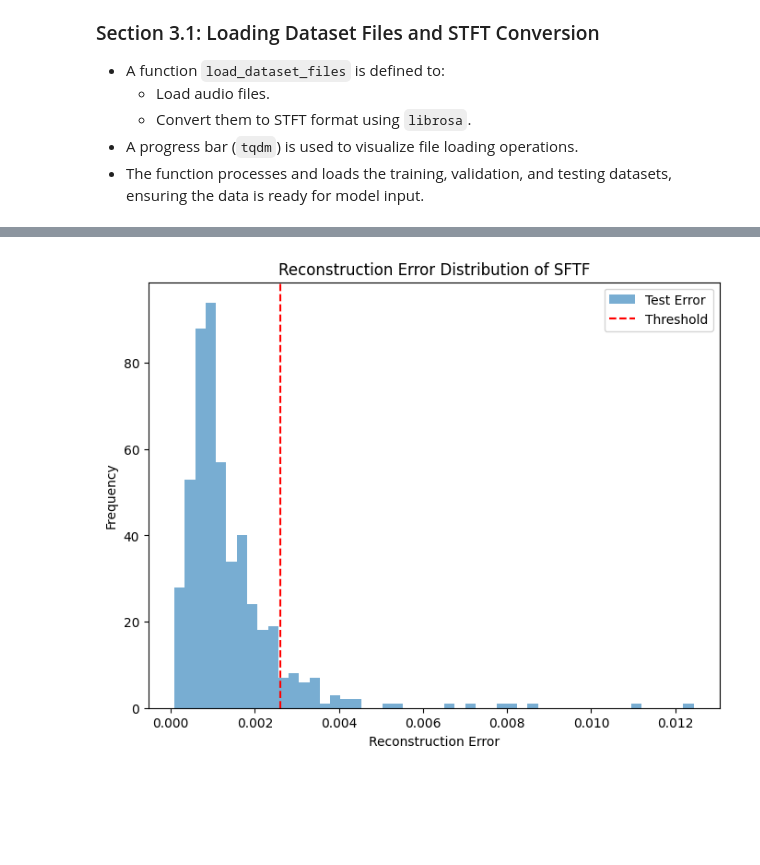
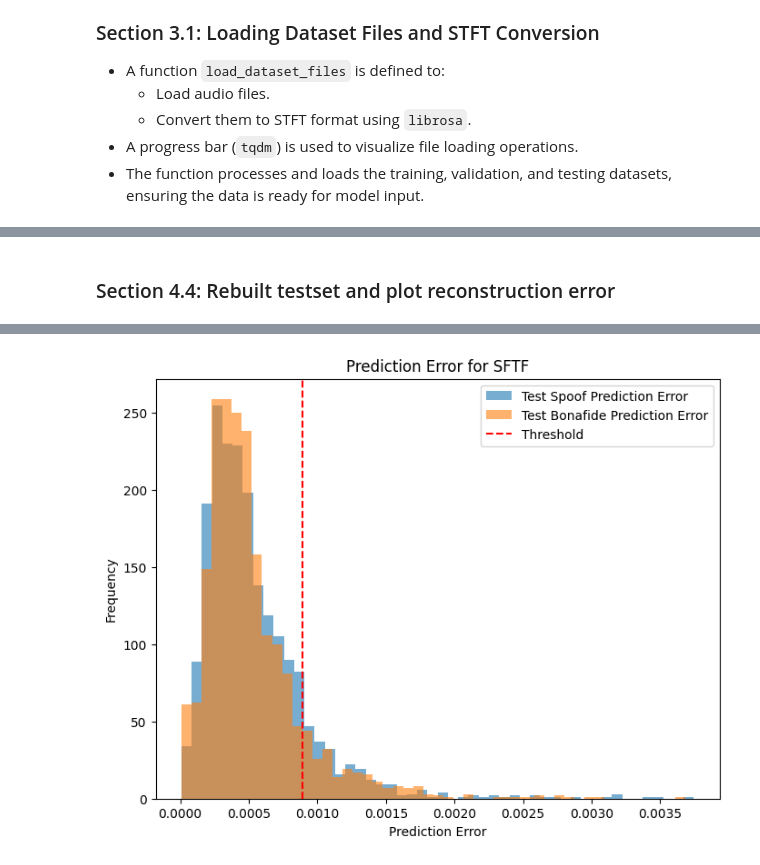
Before and after one commit to LovatoTomas/DF_AudioDeepfakeDetection, a Jupyter notebook: STFT_Autoencoder.ipynb, the cells around one changed output, grey strips where cells are left out. Saved outputs shown, nothing was run; the diff lists cells and outputs as text; code cells hidden in the pictures; blank space fills up the shorter version.

```diff
--- a/STFT_Autoencoder.ipynb
+++ b/STFT_Autoencoder.ipynb
@@ -355,9 +310,9 @@ import tensorflow as tf
 from tensorflow.keras import layers, models
 
 # Define input dimensions
-time_steps = 126  # Number of time frames
-n_stft = 257     # Number of STFT coefficients (frequency bins)
-latent_dim = 64   # Dimension of the latent space for compressed representation
+time_steps = 88  # Adjusted to be divisible by 4
+n_stft = 1025    # Number of STFT coefficients
+latent_dim = 96  # Dimension of the latent space
 
 # Encoder
 encoder_inputs = tf.keras.Input(shape=(time_steps, n_stft))  # Input layer with shape (time_steps, n_stft)
@@ -370,15 +325,15 @@ decoded = layers.LSTM(128, return_sequences=True)(decoded)  # LSTM layer reconst
 decoded = layers.LSTM(n_stft, return_sequences=True)(decoded)  # Final LSTM layer reconstructing original dimensions
 
 # Autoencoder
-autoencoder_sftf = models.Model(encoder_inputs, decoded, name="Recurrent_Autoencoder")  # Full autoencoder model
+autoencoder_sftf = models.Model(encoder_inputs, decoded, name="Autoencoder")
 
-# Encoder model for extracting latent representations
-latent_model_sftf = models.Model(encoder_inputs, encoded, name="Encoder")  # Encoder model to extract latent space
+# Encoder model for latent representation
+latent_model_sftf = models.Model(encoder_inputs, encoded, name="Encoder")
 
 # Compile the autoencoder
-autoencoder_sftf.compile(optimizer='adam', loss='mse')  # Use Mean Squared Error (MSE) as the loss function
+autoencoder_sftf.compile(optimizer='adam', loss='mse')
 
 # Display model summaries
-autoencoder_sftf.summary()  # Summary of the autoencoder architecture
-latent_model_sftf.summary()  # Summary of the encoder architecture
+autoencoder_sftf.summary()
+latent_model_sftf.summary()
 # %% [output]
@@ -420,8 +374,8 @@ Model: "Encoder"
 # %%
 # Data training
 autoencoder_sftf.fit(
-    stft_data_train_scaled,
-    stft_data_train_scaled,
+    stft_data_train_bonafide,
+    stft_data_train_bonafide,
     epochs=5,
     batch_size=32,
     validation_split=0.2,
@@ -443,19 +396,23 @@ Epoch 5/5
+# %% [markdown]
+### Section 4.4: Rebuilt testset and plot reconstruction error
 # %%
-# Use the autoencoder to reconstruct the test and anomaly datasets
-reconstructed_test = autoencoder_sftf.predict(stft_data_test_scaled)
+import matplotlib.pyplot as plt
+
+# Use the autoencoder to reconstruct the test and spoof sample datasets
+predicted_data_test_bonafide = autoencoder_sftf.predict(stft_data_test_bonafide)
+predicted_data_test_spoof = autoencoder_sftf.predict(stft_data_test_spoof)
 
 # Calculate Mean Squared Error (MSE) for reconstruction loss
-test_loss = np.mean(np.square(stft_data_test_scaled - reconstructed_test), axis=(1, 2))
-
-import matplotlib.pyplot as plt
+test_bonafide_loss = np.mean(np.square(stft_data_test_bonafide - predicted_data_test_bonafide), axis=(1, 2))
+test_spoof_loss = np.mean(np.square(stft_data_test_spoof - predicted_data_test_spoof), axis=(1, 2))
 
 # Plot histogram of reconstruction errors
 plt.figure(figsize=(8, 6))
-plt.hist(test_loss, bins=50, alpha=0.6, label='Test Error')
-# here we define a simple and dummy threshold
-plt.axvline(np.mean(test_loss) + 1 * np.std(test_loss), color='r', linestyle='--', label='Threshold')
-plt.title("Reconstruction Error Distribution of SFTF")
-plt.xlabel("Reconstruction Error")
+plt.hist(test_spoof_loss, bins=50, alpha=0.6, label='Test Spoof Prediction Error')
+plt.hist(test_bonafide_loss, bins=50, alpha=0.6, label='Test Bonafide Prediction Error')
+plt.axvline(np.mean(test_bonafide_loss) + 1 * np.std(test_bonafide_loss), color='r', linestyle='--', label='Threshold')
+plt.title("Prediction Error for SFTF")
+plt.xlabel("Prediction Error")
 plt.ylabel("Frequency")
 plt.legend()
 plt.show()
@@ -464 +422 @@ plt.show()
-[figure, old version]
+[figure, new version]
```
Also changed, not shown: parts of 17 cells of this notebook.
